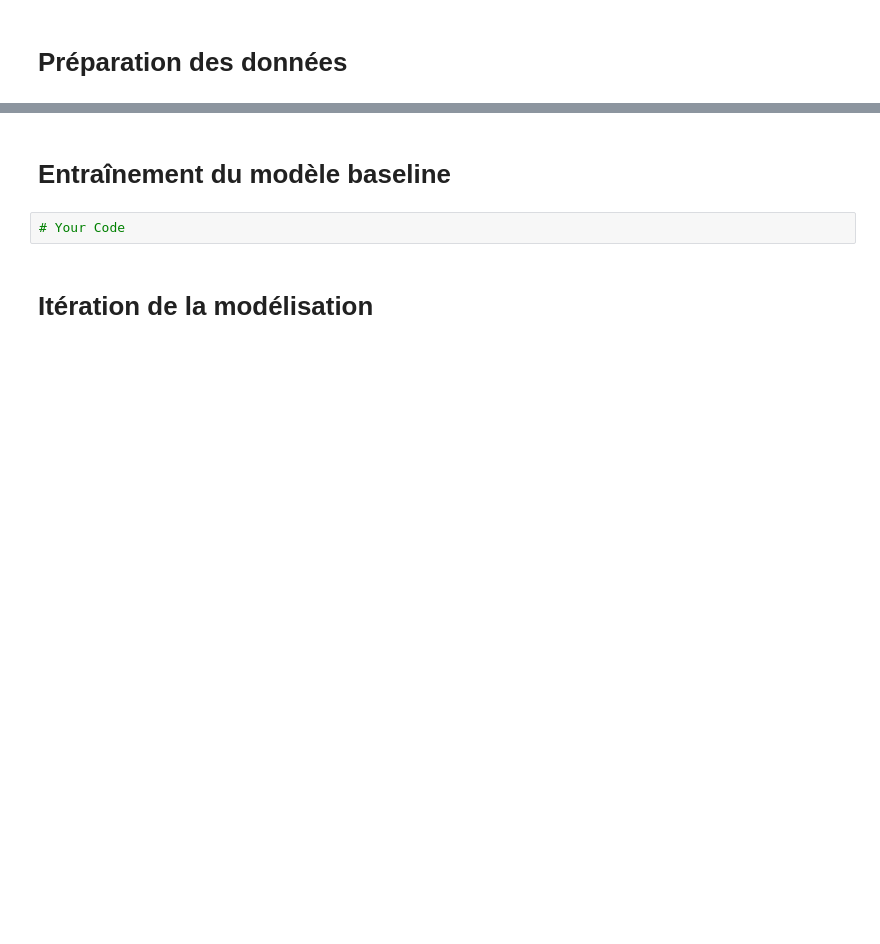
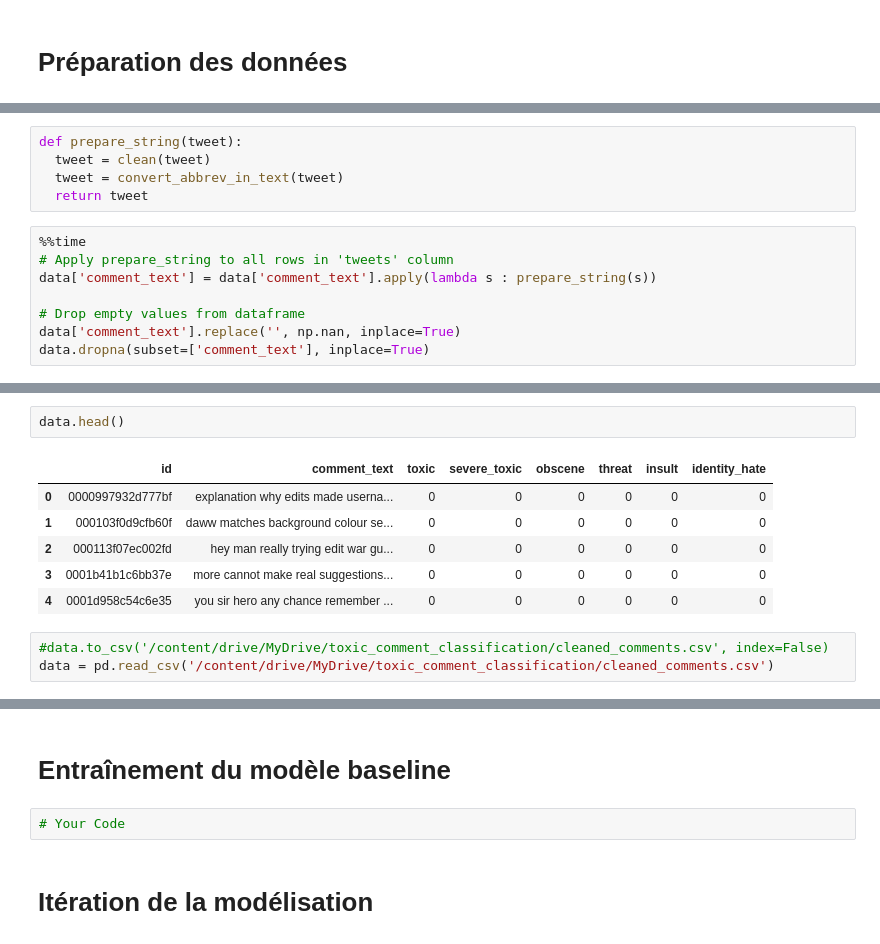
Before and after one commit to GatienVilain/Toxic-Comment-classification, a Jupyter notebook: Classification_commentaires_toxiques.ipynb, the cells around one changed output, grey strips where cells are left out. Saved outputs shown, nothing was run; the diff lists cells and outputs as text; blank space fills up the shorter version.

```diff
--- a/Classification_commentaires_toxiques.ipynb
+++ b/Classification_commentaires_toxiques.ipynb
@@ -38,0 +442,13 @@ data.head()
+# %%
+def prepare_string(tweet):
+  tweet = clean(tweet)
+  tweet = convert_abbrev_in_text(tweet)
+  return tweet
+# %%
+%%time
+# Apply prepare_string to all rows in 'tweets' column
+data['comment_text'] = data['comment_text'].apply(lambda s : prepare_string(s))
+
+# Drop empty values from dataframe
+data['comment_text'].replace('', np.nan, inplace=True)
+data.dropna(subset=['comment_text'], inplace=True)
@@ -38,0 +458,12 @@ data.head()
+# %%
+data.head()
+# %% [output]
+|  | id | comment_text | toxic | severe_toxic | obscene | threat | insult | identity_hate |
+| 0 | 0000997932d777bf | explanation why edits made userna... | 0 | 0 | 0 | 0 | 0 | 0 |
+| 1 | 000103f0d9cfb60f | daww matches background colour se... | 0 | 0 | 0 | 0 | 0 | 0 |
+| 2 | 000113f07ec002fd | hey man really trying edit war gu... | 0 | 0 | 0 | 0 | 0 | 0 |
+| 3 | 0001b41b1c6bb37e | more cannot make real suggestions... | 0 | 0 | 0 | 0 | 0 | 0 |
+| 4 | 0001d958c54c6e35 | you sir hero any chance remember ... | 0 | 0 | 0 | 0 | 0 | 0 |
+# %%
+#data.to_csv('/content/drive/MyDrive/toxic_comment_classification/cleaned_comments.csv', index=False)
+data = pd.read_csv('/content/drive/MyDrive/toxic_comment_classification/cleaned_comments.csv')
```
Also changed, not shown: parts of 28 cells of this notebook.
